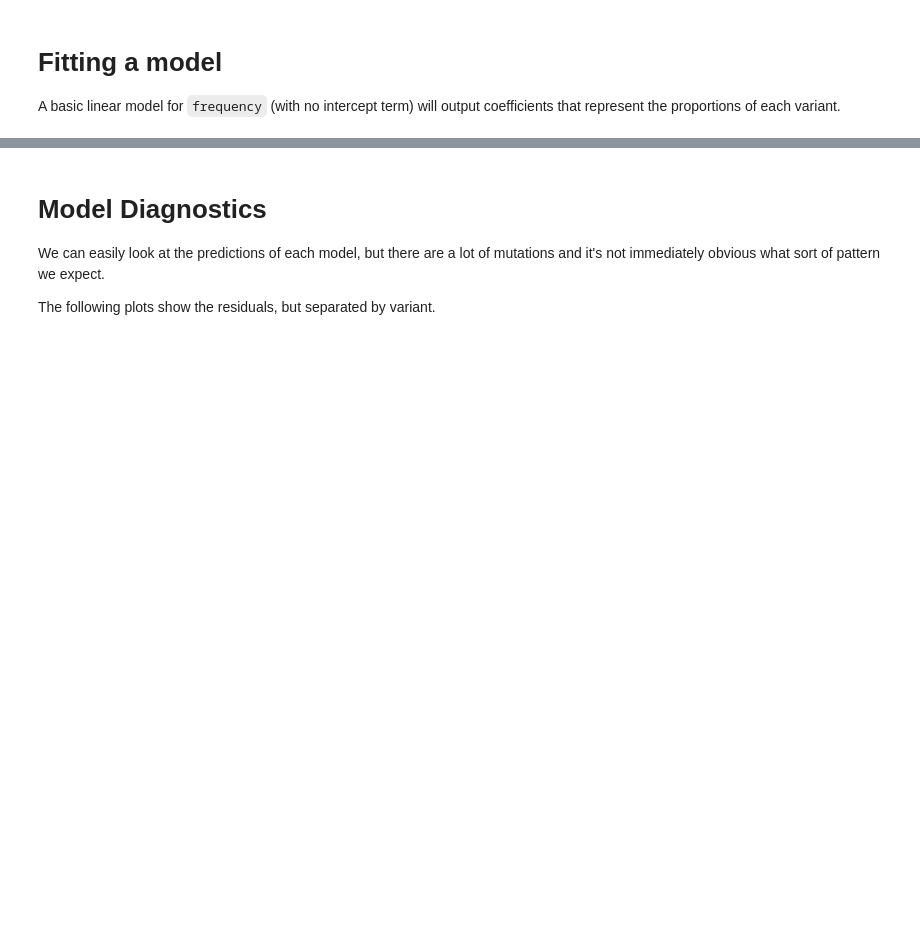
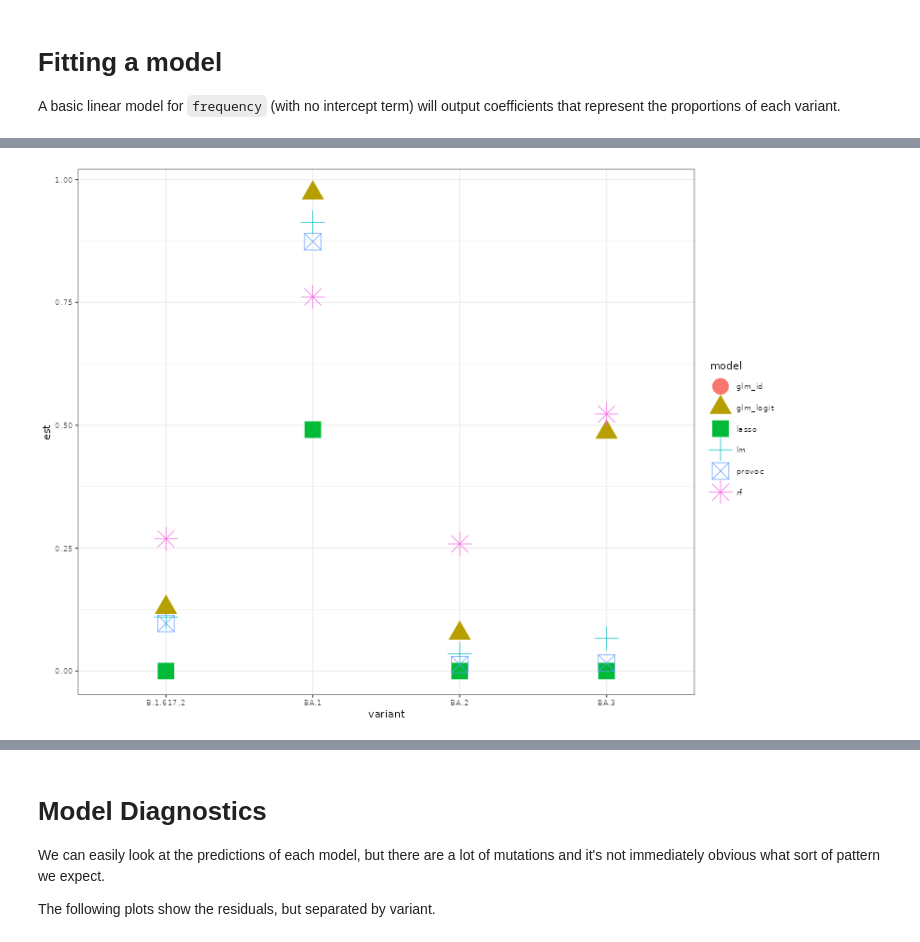
Before and after one commit to DASL-Lab/lineage-proportion-estimators, a Jupyter notebook: notebooks/basic_modelling.ipynb, the cells around one changed output, grey strips where cells are left out. Drawn from its saved outputs; the diff is of its cells as text; code cells hidden in the pictures; blank space fills up the shorter version.

```diff
--- a/notebooks/basic_modelling.ipynb
+++ b/notebooks/basic_modelling.ipynb
@@ -43,0 +63,6 @@ A data.frame: 6 × 12
+# %%
+all_data <- read.csv(here("data", "PRJNA1042787_processed.csv.gz"))
+all_data$mutation <- provoc::parse_mutations(all_data$label)
+head(all_data) |> print()
+
+table(all_data$date) |> print()
@@ -56,0 +106,4 @@ The remaing variables determine whether a mutation is present in a given variant
+# %%
+astro <- astronomize()
+
+rownames(astro)
@@ -175,0 +278,5 @@ A data.frame: 20 × 5
+# %%
+ggplot(all_res) +
+    aes(x = variant, y = est, colour = model, shape = model) +
+    geom_point(size = 8)
+# %% [output]
@@ -176 +285,2 @@ A data.frame: 20 × 5
+[figure, added]
 # %% [markdown]
```
Also changed, not shown: parts of 19 cells of this notebook.
